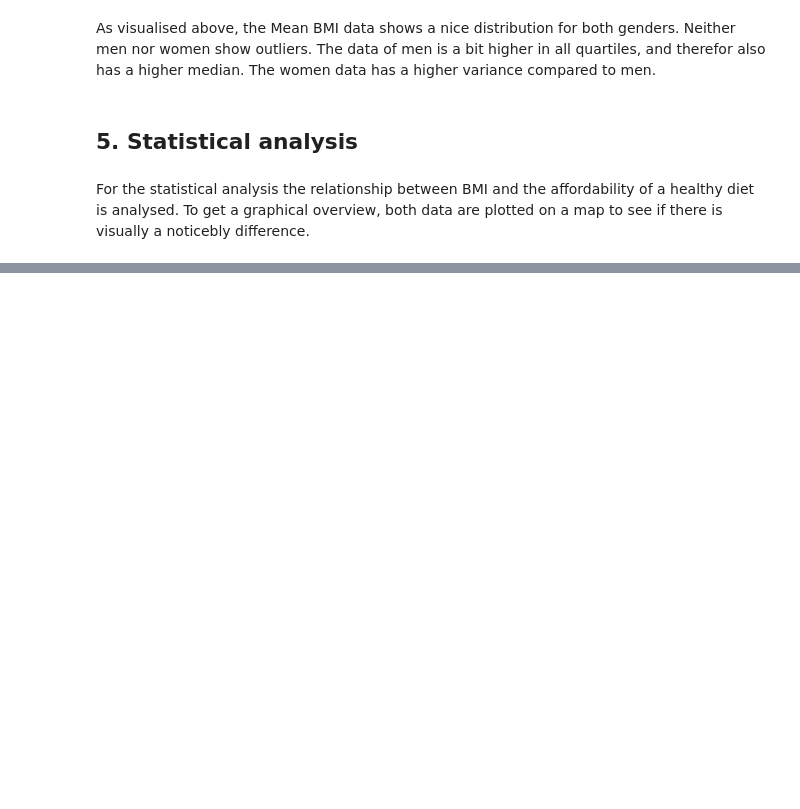
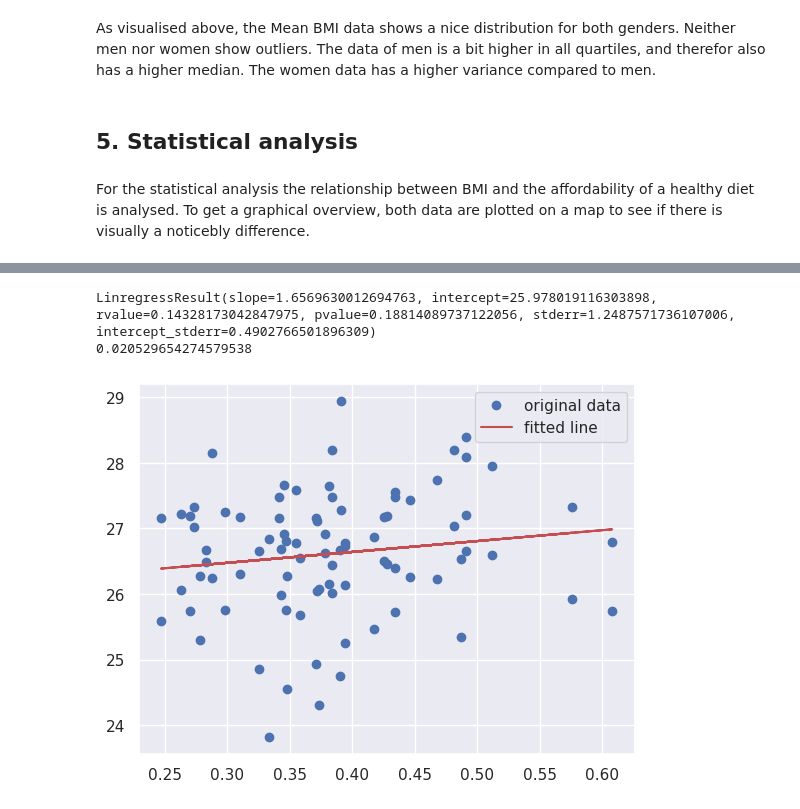
Before and after one commit to JobMaathuis/Affordability_healthy_diet_and_BMI, a Jupyter notebook: final_assignment.ipynb, the cells around one changed output, grey strips where cells are left out. Saved outputs shown, nothing was run; the diff lists cells and outputs as text; code cells hidden in the pictures; blank space fills up the shorter version.

```diff
--- a/final_assignment.ipynb
+++ b/final_assignment.ipynb
@@ -315 +312,17 @@ AttributeError: partially initialized module 'fiona' has no attribute '_loading'
+# %%
+from scipy import stats
+res = stats.linregress(df_merged['Affordability of a healthy diet'], df_merged['Mean BMI'])
+print(res)
+print(res.rvalue **2)
+# %% [output]
+LinregressResult(slope=1.6569630012694763, intercept=25.978019116303898, rvalue=0.14328173042847975, pvalue=0.18814089737122056, stderr=1.2487571736107006, intercept_stderr=0.4902766501896309)
+0.020529654274579538
+# %%
+
+plt.plot(df_merged['Affordability of a healthy diet'], df_merged['Mean BMI'], 'o', label='original data')
+plt.plot(df_merged['Affordability of a healthy diet'], res.intercept + res.slope*df_merged['Affordability of a healthy diet'], 'r', label='fitted line')
+plt.legend()
+plt.show()
+# %% [output]
+[figure, added]
 # %%
```
Also changed, not shown: parts of 20 cells of this notebook.
